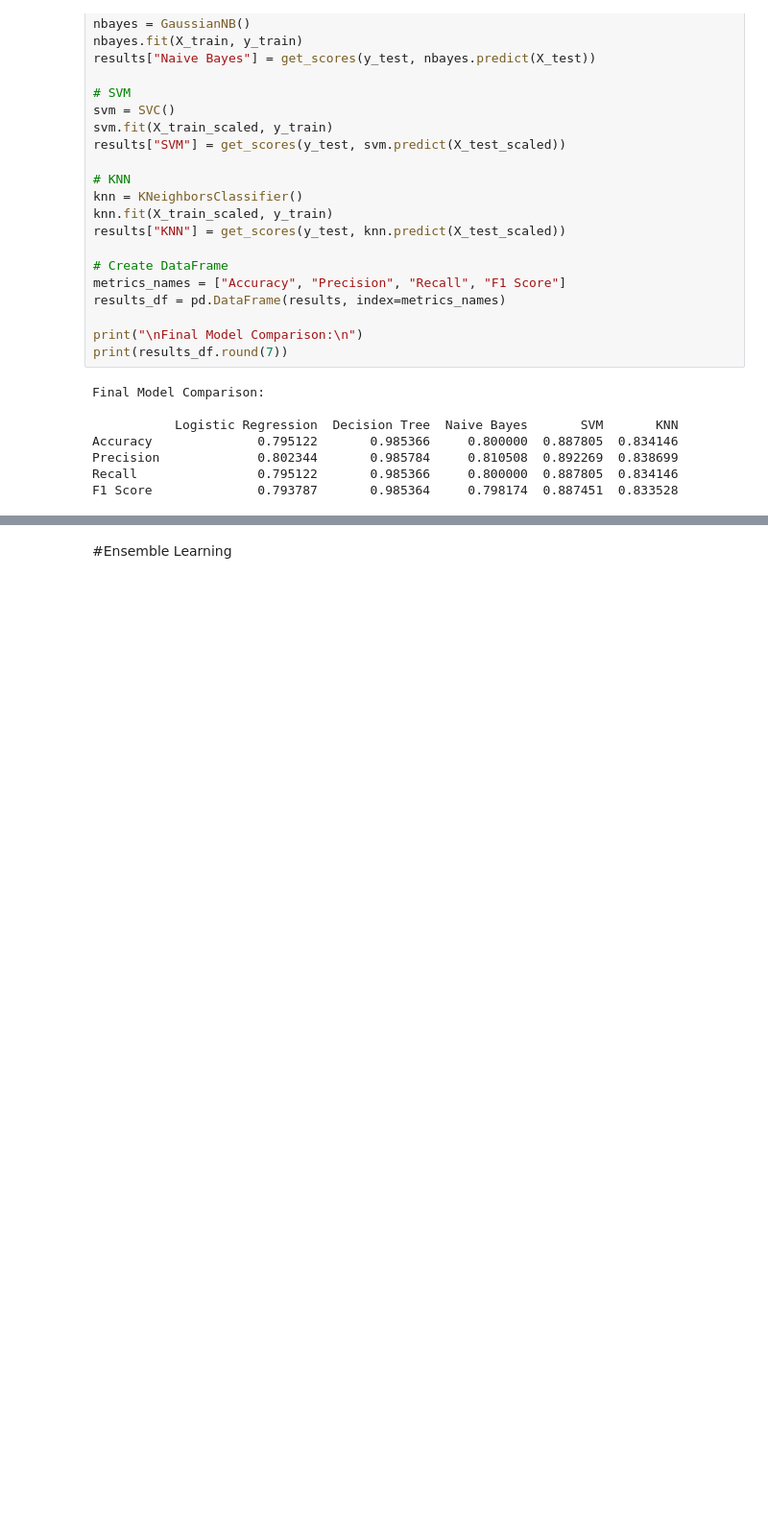
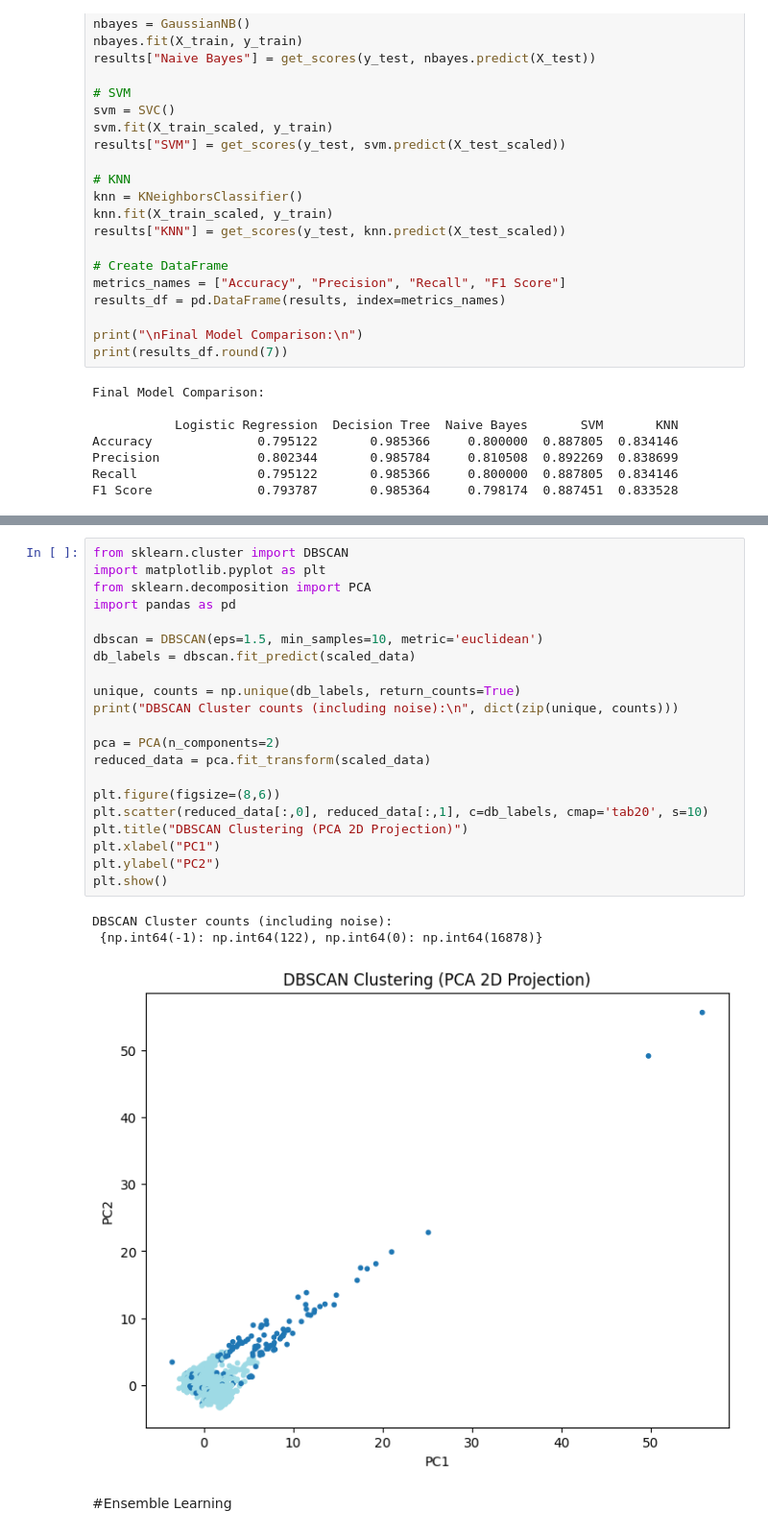
Before and after one commit to KeerthanaSistla/ML, a Jupyter notebook: Sem5ML.ipynb, the cells around one changed output, grey strips where cells are left out. Shown at 96% size. Saved outputs shown, nothing was run; the diff lists cells and outputs as text; blank space fills up the shorter version.

```diff
--- a/Sem5ML.ipynb
+++ b/Sem5ML.ipynb
@@ -1956,3 +2165,28 @@ F1 Score              0.793787       0.985364     0.798174  0.887451  0.833528
+# %%
+from sklearn.cluster import DBSCAN
+import matplotlib.pyplot as plt
+from sklearn.decomposition import PCA
+import pandas as pd
+
+dbscan = DBSCAN(eps=1.5, min_samples=10, metric='euclidean')
+db_labels = dbscan.fit_predict(scaled_data)
+
+unique, counts = np.unique(db_labels, return_counts=True)
+print("DBSCAN Cluster counts (including noise):\n", dict(zip(unique, counts)))
+
+pca = PCA(n_components=2)
+reduced_data = pca.fit_transform(scaled_data)
+
+plt.figure(figsize=(8,6))
+plt.scatter(reduced_data[:,0], reduced_data[:,1], c=db_labels, cmap='tab20', s=10)
+plt.title("DBSCAN Clustering (PCA 2D Projection)")
+plt.xlabel("PC1")
+plt.ylabel("PC2")
+plt.show()
+# %% [output]
+DBSCAN Cluster counts (including noise):
+ {np.int64(-1): np.int64(122), np.int64(0): np.int64(16878)}
+[figure, added]
 # %% [markdown]
 #Ensemble Learning
 # %%
```
Also changed, not shown: parts of 6 cells of this notebook.
